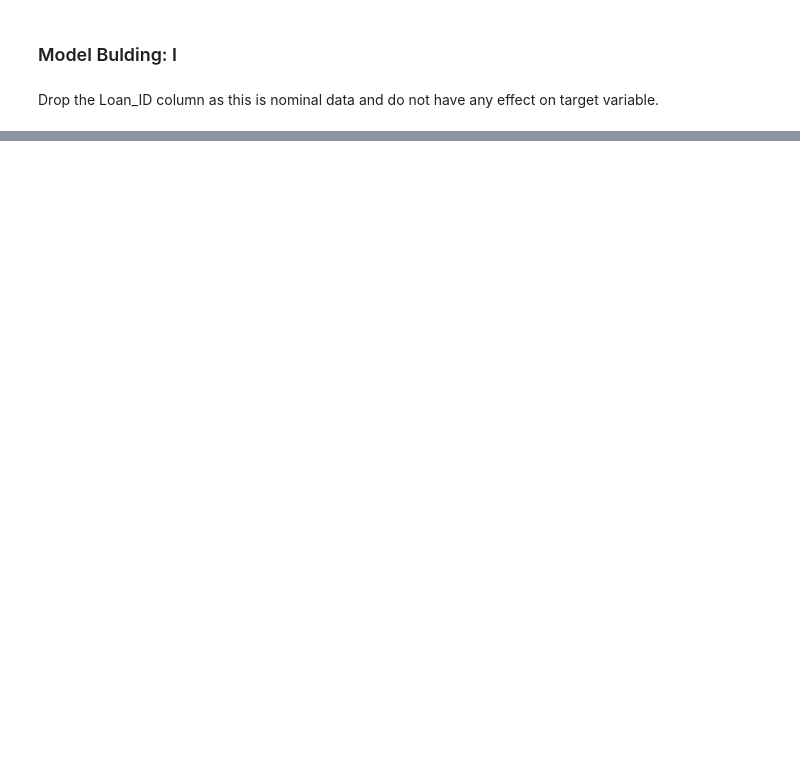
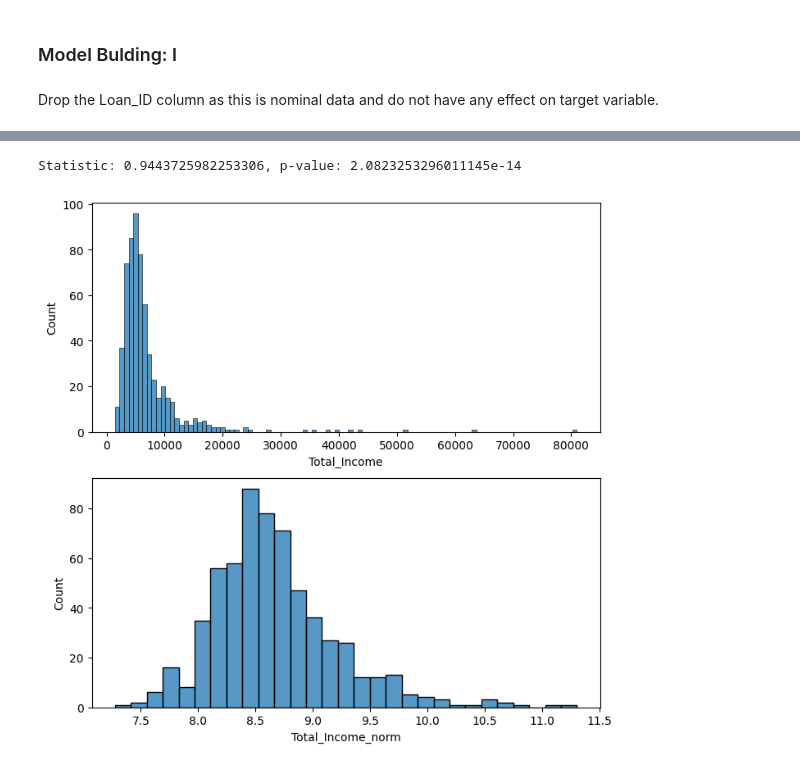
Before and after one commit to incognito-r/Hackathon, a Jupyter notebook: Loan-Prediction/model.ipynb, the cells around one changed output, grey strips where cells are left out. Cells and saved outputs as stored; diff of their text form; code cells hidden in the pictures; blank space fills up the shorter version.

```diff
--- a/Loan-Prediction/model.ipynb
+++ b/Loan-Prediction/model.ipynb
@@ -488,0 +663,25 @@ df_test.drop(columns='Loan_ID', inplace=True)
+# %%
+# Creating Total Income feature
+df_train['Total_Income'] =df_train['ApplicantIncome'] +df_train['CoapplicantIncome']
+df_test['Total_Income'] = df_test['ApplicantIncome'] + df_test['CoapplicantIncome']
+
+# Creating EMI feature
+df_train['EMI'] =df_train['LoanAmount'] /df_train['Loan_Amount_Term']
+df_test['EMI'] = df_test['LoanAmount'] / df_test['Loan_Amount_Term']
+
+# Creating Balance Income feature
+df_train['Balance_Income'] = df_train['Total_Income'] - df_train['EMI'] * 1000  # multiply by 1000 to convert LoanAmount to the same scale
+df_test['Balance_Income'] = df_test['Total_Income'] - df_test['EMI'] * 1000
+# %%
+fig, axes = plt.subplots(2,1, figsize=(8, 8))
+sns.histplot(df_train['Total_Income'], ax=axes[0])
+
+df_train['Total_Income_norm'] = np.log1p(df_train['Total_Income'])
+sns.histplot(df_train['Total_Income_norm'], ax=axes[1])
+
+# Perform the Shapiro-Wilk test
+shapiro_test = stats.shapiro(df_train['Total_Income_norm'])
+print(f'Statistic: {shapiro_test.statistic}, p-value: {shapiro_test.pvalue}')
+# %% [output]
+Statistic: 0.9443725982253306, p-value: 2.0823253296011145e-14
+[figure, added]
```
Also changed, not shown: parts of 41 cells of this notebook, 2 other files.
